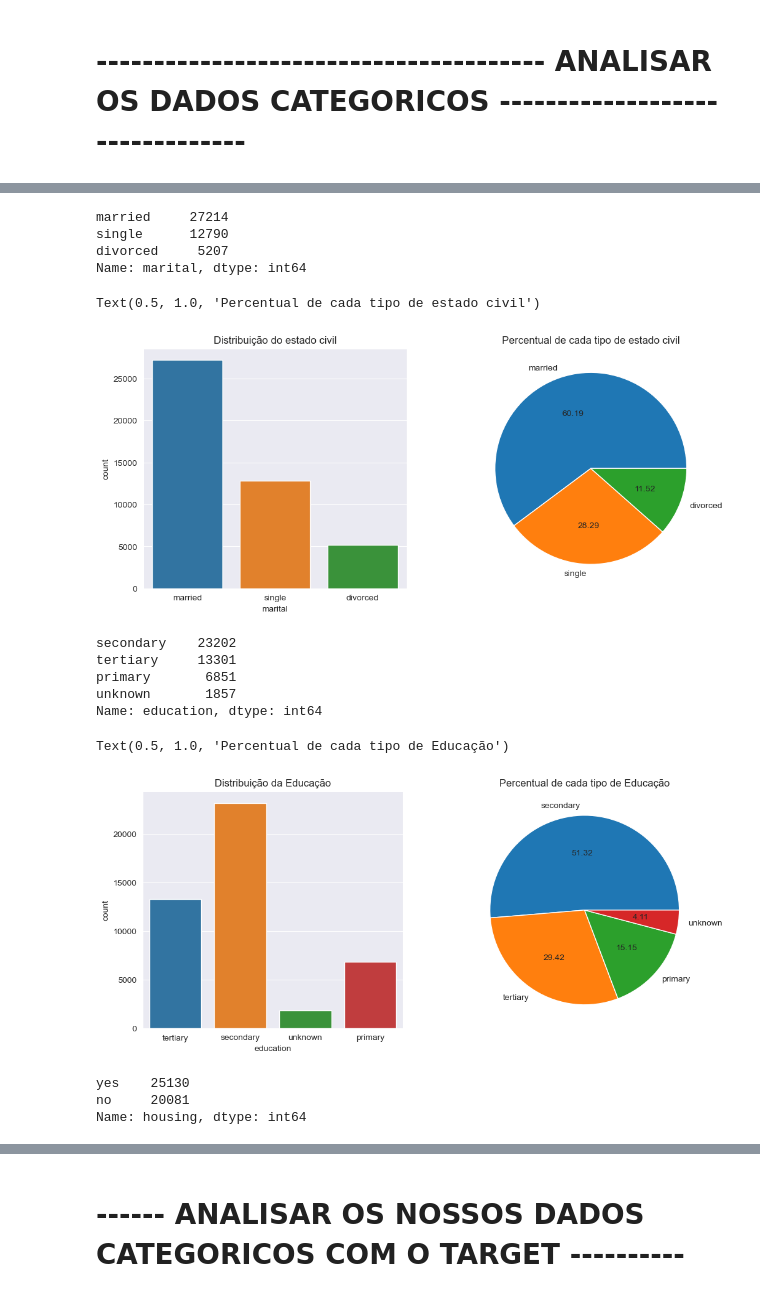
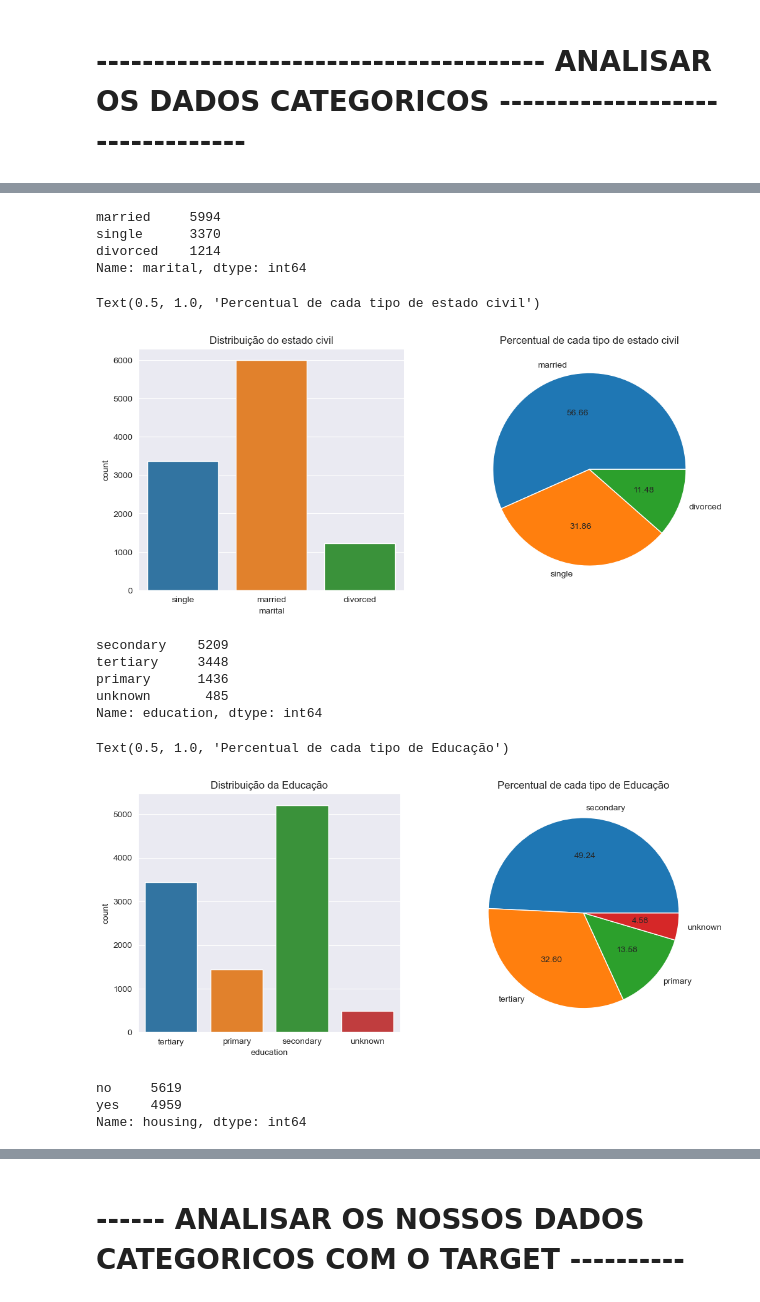
Before and after one commit to a-proenca/ML, a Jupyter notebook: TP.ipynb, the cells around one changed output, grey strips where cells are left out. Saved outputs shown, nothing was run; the diff lists cells and outputs as text; code cells hidden in the pictures.

```diff
--- a/TP.ipynb
+++ b/TP.ipynb
@@ -3,7 +3,7 @@ import seaborn as sea
 import pandas as pd
 from matplotlib import pyplot as plt
 # %%
-dados = pd.read_csv('bank-full.csv', sep = ';')
+dados_orig = pd.read_csv('bank-full.csv', sep = ';')
 # %% [markdown]
 # ----------------------ANALISAR MISSING VALUES E LINHAS DUPLICADAS ----------------------------
 # %%
@@ -100,8 +100,8 @@ print(dados.duplicated().sum())
 # %% [markdown]
 # ------------------------------------- ANALISAR O NOSSO TARGET --------------------------------------------
 # %%
-X = dados.drop('y',axis=1)
-Y = dados['y']
+X = dados_orig.drop('y',axis=1)
+Y = dados_orig['y']
 # %%
 from imblearn.under_sampling import RandomUnderSampler
 
@@ -200,51 +187,51 @@ Text(0.5, 1.0, 'Percentual de cada tipo de Emprego')
 # %%
-dados.marital.value_counts()
+x_dados.marital.value_counts()
 # %% [output]
-married     27214
-single      12790
-divorced     5207
+married     5994
+single      3370
+divorced    1214
 Name: marital, dtype: int64
 # %%
 #Vizualizacao do estado civil plt pie e sea count plot
 plt.figure(figsize=(12,5))
 plt.subplot(1,2,1)
-sea.countplot(data=dados, x='marital')
+sea.countplot(data=x_dados, x='marital')
 plt.title('Distribuição do estado civil')
 plt.subplot(1,2,2)
-labels=dados['marital'].value_counts(sort=True).index
-sizes=dados['marital'].value_counts(sort=True)
+labels=x_dados['marital'].value_counts(sort=True).index
+sizes=x_dados['marital'].value_counts(sort=True)
 plt.pie(sizes,labels=labels,autopct='%.2f')
 plt.title('Percentual de cada tipo de estado civil')
 # %% [output]
 Text(0.5, 1.0, 'Percentual de cada tipo de estado civil')
-[figure, old version]
+[figure, new version]
 # %%
-dados.education.value_counts()
+x_dados.education.value_counts()
 # %% [output]
-secondary    23202
-tertiary     13301
-primary       6851
-unknown       1857
+secondary    5209
+tertiary     3448
+primary      1436
+unknown       485
 Name: education, dtype: int64
 # %%
 #Vizualizacao distribuicao da educação
 plt.figure(figsize=(12,5))
 plt.subplot(1,2,1)
-sea.countplot(data=dados, x='education')
+sea.countplot(data=x_dados, x='education')
 plt.title('Distribuição da Educação')
 plt.subplot(1,2,2)
-labels=dados['education'].value_counts(sort=True).index
-sizes=dados['education'].value_counts(sort=True)
+labels=x_dados['education'].value_counts(sort=True).index
+sizes=x_dados['education'].value_counts(sort=True)
 plt.pie(sizes,labels=labels,autopct='%.2f')
 plt.title('Percentual de cada tipo de Educação')
 # %% [output]
 Text(0.5, 1.0, 'Percentual de cada tipo de Educação')
-[figure, old version]
+[figure, new version]
 # %%
-dados.housing.value_counts()
+x_dados.housing.value_counts()
 # %% [output]
-yes    25130
-no     20081
+no     5619
+yes    4959
 Name: housing, dtype: int64
 # %%
 #Vizualizacao house loan plt pie
```
Also changed, not shown: parts of 31 cells of this notebook.
